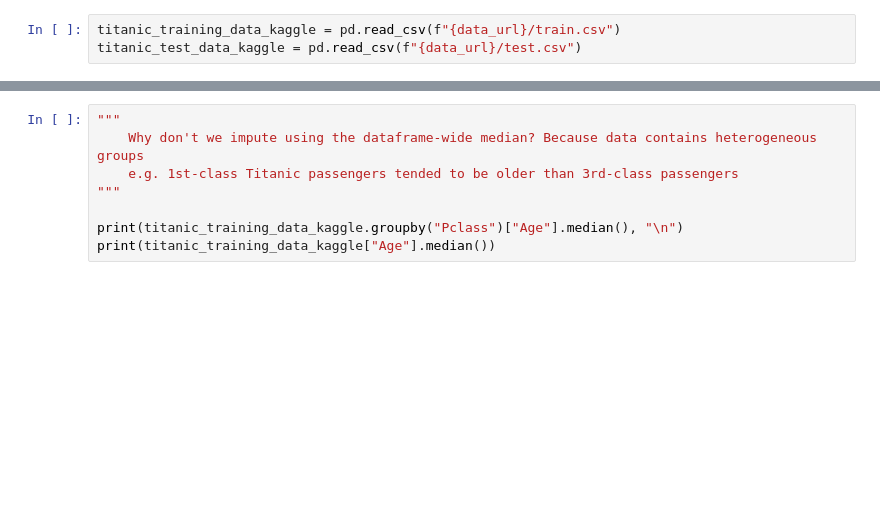
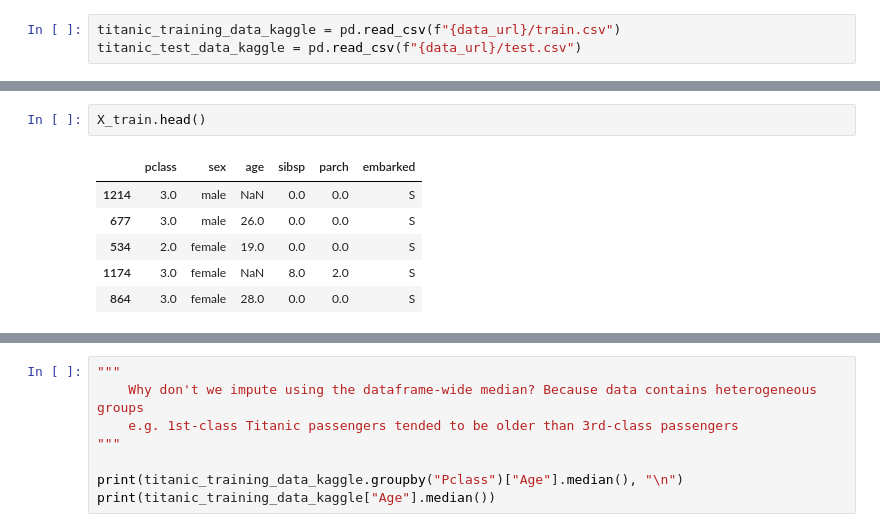
Before and after one commit to DataBooth/minimal-st-app-docker, a Jupyter notebook: notebooks/eda_titanic_data.ipynb, the cells around one changed output, grey strips where cells are left out. Cells and saved outputs as stored; diff of their text form; blank space fills up the shorter version.

```diff
--- a/notebooks/eda_titanic_data.ipynb
+++ b/notebooks/eda_titanic_data.ipynb
@@ -40,0 +150,9 @@ titanic_test_data_kaggle = pd.read_csv(f"{data_url}/test.csv")
+# %%
+X_train.head()
+# %% [output]
+|  | pclass | sex | age | sibsp | parch | embarked |
+| 1214 | 3.0 | male | NaN | 0.0 | 0.0 | S |
+| 677 | 3.0 | male | 26.0 | 0.0 | 0.0 | S |
+| 534 | 2.0 | female | 19.0 | 0.0 | 0.0 | S |
+| 1174 | 3.0 | female | NaN | 8.0 | 2.0 | S |
+| 864 | 3.0 | female | 28.0 | 0.0 | 0.0 | S |
```
Also changed, not shown: parts of 18 cells of this notebook, 7 other files.
